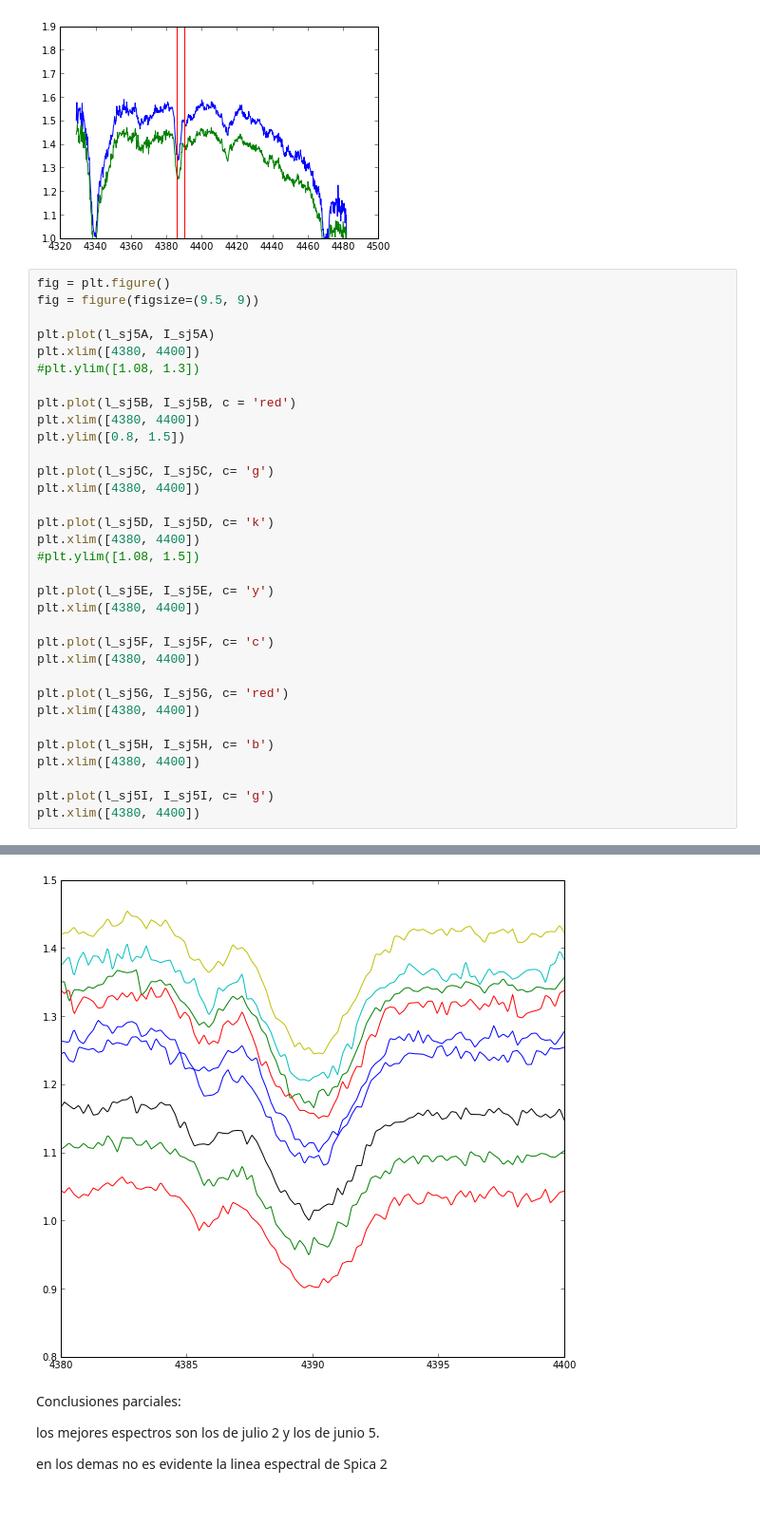
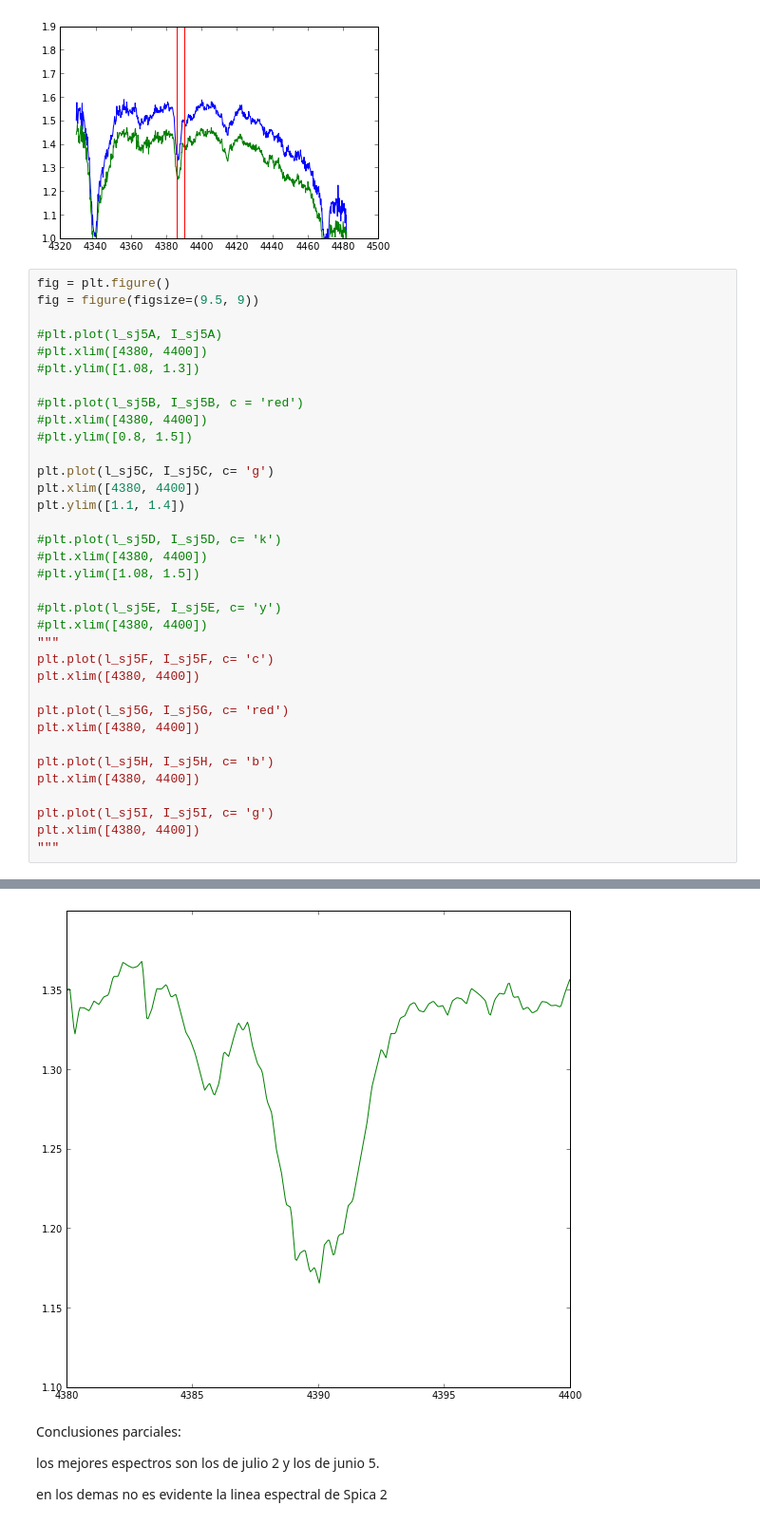
Before and after one commit to jngaravitoc/EpsCra, a Jupyter notebook: Spica.ipynb, the cells around one changed output, grey strips where cells are left out. Shown at 95% size. Cells and saved outputs as stored; diff of their text form.

```diff
--- a/Spica.ipynb
+++ b/Spica.ipynb
@@ -220,24 +220,25 @@ plt.axvline(4385.9, c='r')
 fig = plt.figure()
 fig = figure(figsize=(9.5, 9))
 
-plt.plot(l_sj5A, I_sj5A)
-plt.xlim([4380, 4400])
+#plt.plot(l_sj5A, I_sj5A)
+#plt.xlim([4380, 4400])
 #plt.ylim([1.08, 1.3])
 
-plt.plot(l_sj5B, I_sj5B, c = 'red')
-plt.xlim([4380, 4400])
-plt.ylim([0.8, 1.5])
+#plt.plot(l_sj5B, I_sj5B, c = 'red')
+#plt.xlim([4380, 4400])
+#plt.ylim([0.8, 1.5])
 
 plt.plot(l_sj5C, I_sj5C, c= 'g')
 plt.xlim([4380, 4400])
+plt.ylim([1.1, 1.4])
 
-plt.plot(l_sj5D, I_sj5D, c= 'k')
-plt.xlim([4380, 4400])
+#plt.plot(l_sj5D, I_sj5D, c= 'k')
+#plt.xlim([4380, 4400])
 #plt.ylim([1.08, 1.5])
 
-plt.plot(l_sj5E, I_sj5E, c= 'y')
-plt.xlim([4380, 4400])
-
+#plt.plot(l_sj5E, I_sj5E, c= 'y')
+#plt.xlim([4380, 4400])
+"""
 plt.plot(l_sj5F, I_sj5F, c= 'c')
 plt.xlim([4380, 4400])
 
@@ -249,4 +250,5 @@ plt.xlim([4380, 4400])
 
 plt.plot(l_sj5I, I_sj5I, c= 'g')
 plt.xlim([4380, 4400])
+"""
 # %% [output]
@@ -254,4 +256,4 @@ plt.xlim([4380, 4400])
-[figure, old version]
+[figure, new version]
 # %% [markdown]
 Conclusiones parciales:
 
```
Also changed, not shown: parts of 4 cells of this notebook, 3 other files.
